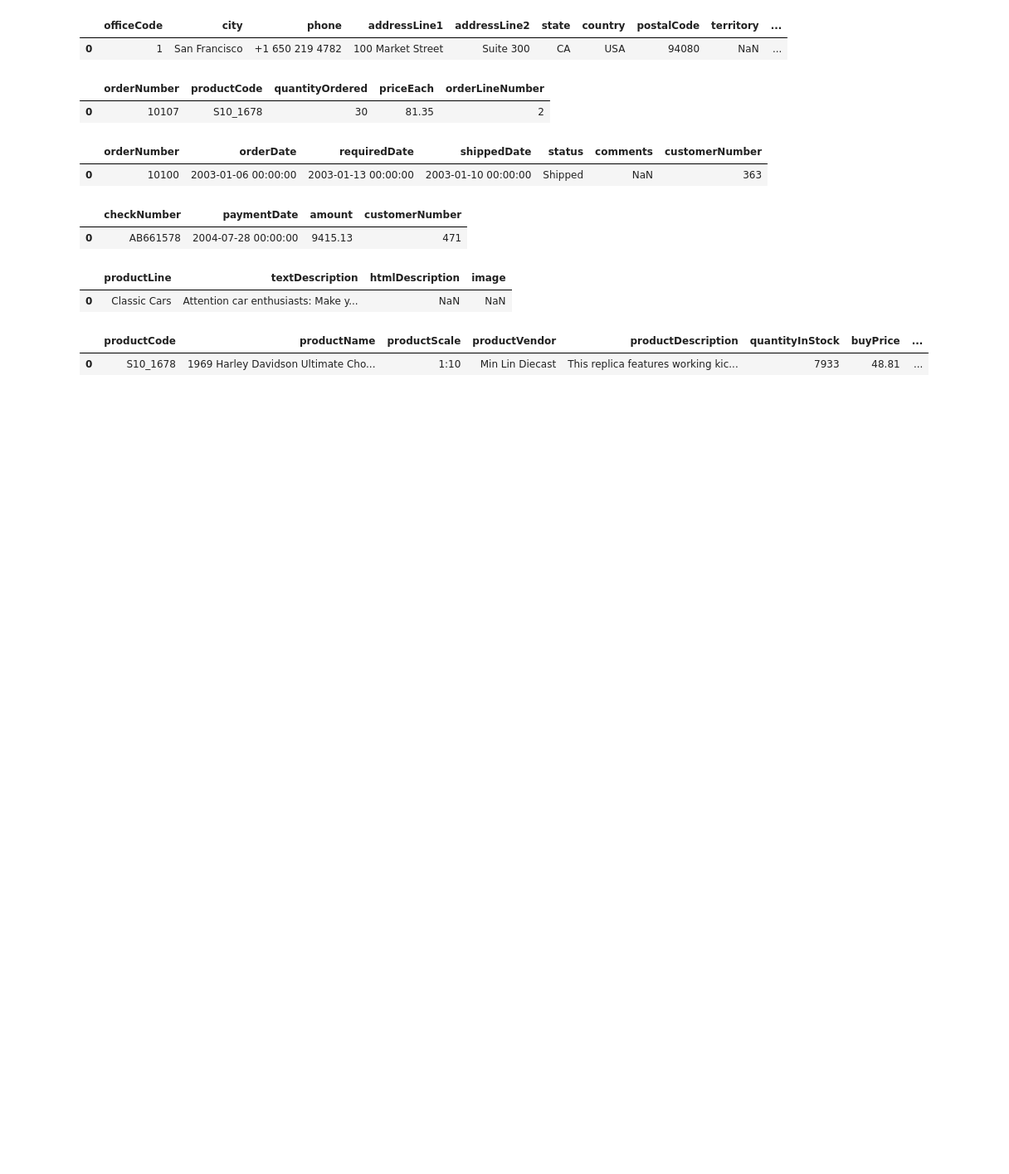
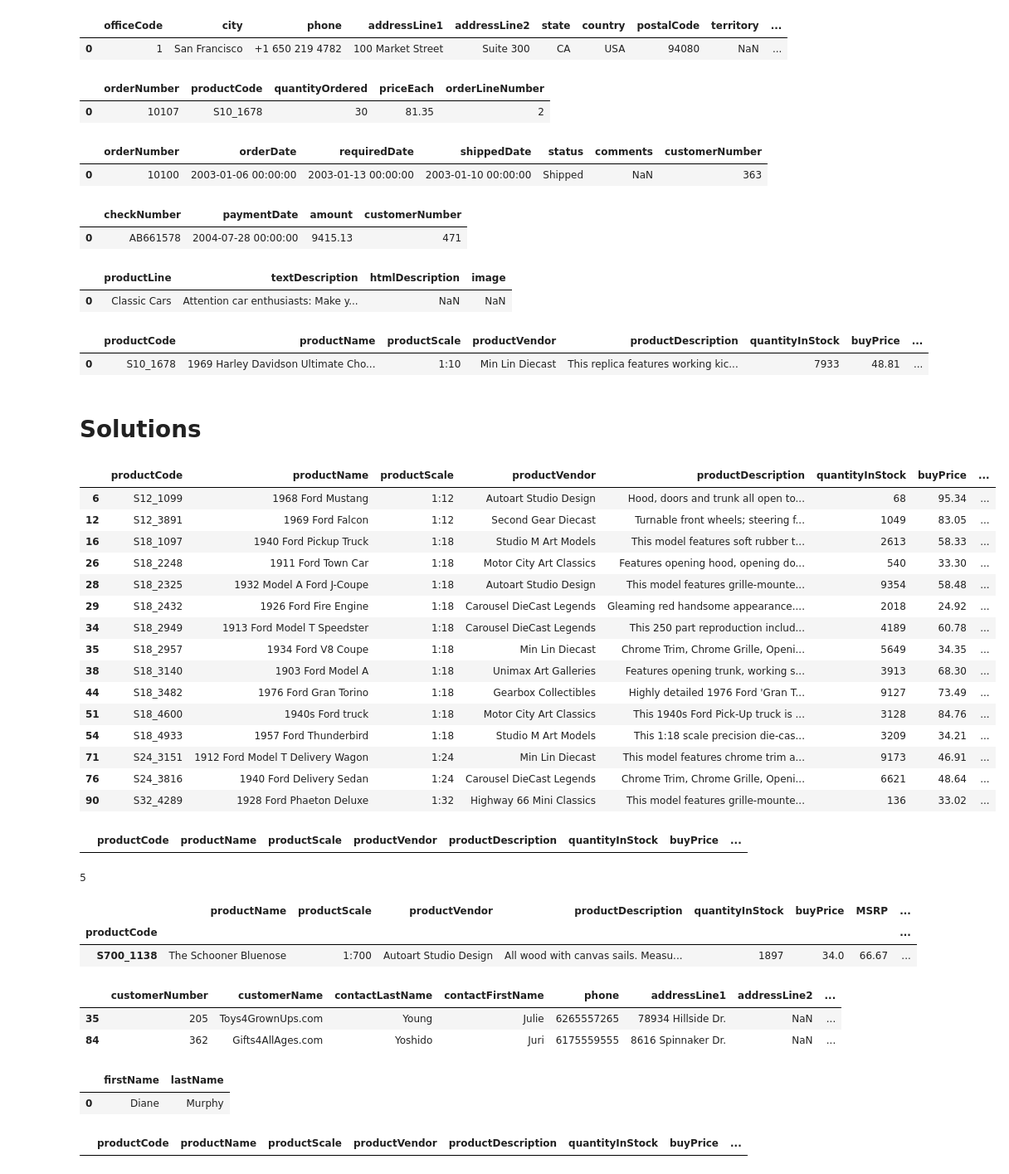
Before and after one commit to hanisaf/mist5730-6380-spring2020, a Jupyter notebook: 20-workout-sol.ipynb, the cells around one changed output. Shown at 83% size. Saved outputs shown, nothing was run; the diff lists cells and outputs as text; code cells hidden in the pictures; blank space fills up the shorter version.

Commit message:
solutions 20-workout

```diff
--- a/20-workout-sol.ipynb
+++ b/20-workout-sol.ipynb
@@ -83,3 +83,60 @@ Products.head(1)
 # %% [output]
 |  | productCode | productName | productScale | productVendor | productDescription | quantityInStock | buyPrice | ... |
 | 0 | S10_1678 | 1969 Harley Davidson Ultimate Cho... | 1:10 | Min Lin Diecast | This replica features working kic... | 7933 | 48.81 | ... |
+# %% [markdown]
+# Solutions
+# %%
+#Find products containing the name 'Ford'.
+Products[Products.productName.str.contains('Ford')]
+# %% [output]
+|  | productCode | productName | productScale | productVendor | productDescription | quantityInStock | buyPrice | ... |
+| 6 | S12_1099 | 1968 Ford Mustang | 1:12 | Autoart Studio Design | Hood, doors and trunk all open to... | 68 | 95.34 | ... |
+| 12 | S12_3891 | 1969 Ford Falcon | 1:12 | Second Gear Diecast | Turnable front wheels; steering f... | 1049 | 83.05 | ... |
+| 16 | S18_1097 | 1940 Ford Pickup Truck | 1:18 | Studio M Art Models | This model features soft rubber t... | 2613 | 58.33 | ... |
+| 26 | S18_2248 | 1911 Ford Town Car | 1:18 | Motor City Art Classics | Features opening hood, opening do... | 540 | 33.30 | ... |
+| 28 | S18_2325 | 1932 Model A Ford J-Coupe | 1:18 | Autoart Studio Design | This model features grille-mounte... | 9354 | 58.48 | ... |
+| 29 | S18_2432 | 1926 Ford Fire Engine | 1:18 | Carousel DieCast Legends | Gleaming red handsome appearance.... | 2018 | 24.92 | ... |
+| 34 | S18_2949 | 1913 Ford Model T Speedster | 1:18 | Carousel DieCast Legends | This 250 part reproduction includ... | 4189 | 60.78 | ... |
+| 35 | S18_2957 | 1934 Ford V8 Coupe | 1:18 | Min Lin Diecast | Chrome Trim, Chrome Grille, Openi... | 5649 | 34.35 | ... |
+| 38 | S18_3140 | 1903 Ford Model A | 1:18 | Unimax Art Galleries | Features opening trunk, working s... | 3913 | 68.30 | ... |
+| 44 | S18_3482 | 1976 Ford Gran Torino | 1:18 | Gearbox Collectibles | Highly detailed 1976 Ford 'Gran T... | 9127 | 73.49 | ... |
+| 51 | S18_4600 | 1940s Ford truck | 1:18 | Motor City Art Classics | This 1940s Ford Pick-Up truck is ... | 3128 | 84.76 | ... |
+| 54 | S18_4933 | 1957 Ford Thunderbird | 1:18 | Studio M Art Models | This 1:18 scale precision die-cas... | 3209 | 34.21 | ... |
+| 71 | S24_3151 | 1912 Ford Model T Delivery Wagon | 1:24 | Min Lin Diecast | This model features chrome trim a... | 9173 | 46.91 | ... |
+| 76 | S24_3816 | 1940 Ford Delivery Sedan | 1:24 | Carousel DieCast Legends | Chrome Trim, Chrome Grille, Openi... | 6621 | 48.64 | ... |
+| 90 | S32_4289 | 1928 Ford Phaeton Deluxe | 1:32 | Highway 66 Mini Classics | This model features grille-mounte... | 136 | 33.02 | ... |
+# %%
+# List products ending in 'ship'.
+Products[Products.productName.str.endswith('ship')]
+# %% [output]
+|  | productCode | productName | productScale | productVendor | productDescription | quantityInStock | buyPrice | ... |
+# %%
+#Report the number of customers in Denmark, Norway, and Sweden.
+len(Customers.set_index('country').loc[['Denmark', 'Norway', 'Sweden']])
+# %% [output]
+5
+# %%
+#What are the products with a product code in the range S700_1000 to S700_1499?
+Products.set_index('productCode').loc['S700_1000':'S700_1499']
+# %% [output]
+|  | productName | productScale | productVendor | productDescription | quantityInStock | buyPrice | MSRP | ... |
+| productCode |  |  |  |  |  |  |  | ... |
+| S700_1138 | The Schooner Bluenose | 1:700 | Autoart Studio Design | All wood with canvas sails. Measu... | 1897 | 34.0 | 66.67 | ... |
+# %%
+#Which customers have a digit in their name?
+Customers[Customers.customerName.str.contains('\d')]
+# %% [output]
+|  | customerNumber | customerName | contactLastName | contactFirstName | phone | addressLine1 | addressLine2 | ... |
+| 35 | 205 | Toys4GrownUps.com | Young | Julie | 6265557265 | 78934 Hillside Dr. | NaN | ... |
+| 84 | 362 | Gifts4AllAges.com | Yoshido | Juri | 6175559555 | 8616 Spinnaker Dr. | NaN | ... |
+# %%
+#List the names of employees called Dianne or Diane.
+Employees.loc[Employees.firstName.str.match('Dianne|Diane'), ['firstName', 'lastName']]
+# %% [output]
+|  | firstName | lastName |
+| 0 | Diane | Murphy |
+# %%
+# List the products containing ship or boat in their product name.
+Products[Products.productName.str.contains('ship|boat')]
+# %% [output]
+|  | productCode | productName | productScale | productVendor | productDescription | quantityInStock | buyPrice | ... |
```
Also changed, not shown: parts of 8 cells of this notebook, 4 other files.
